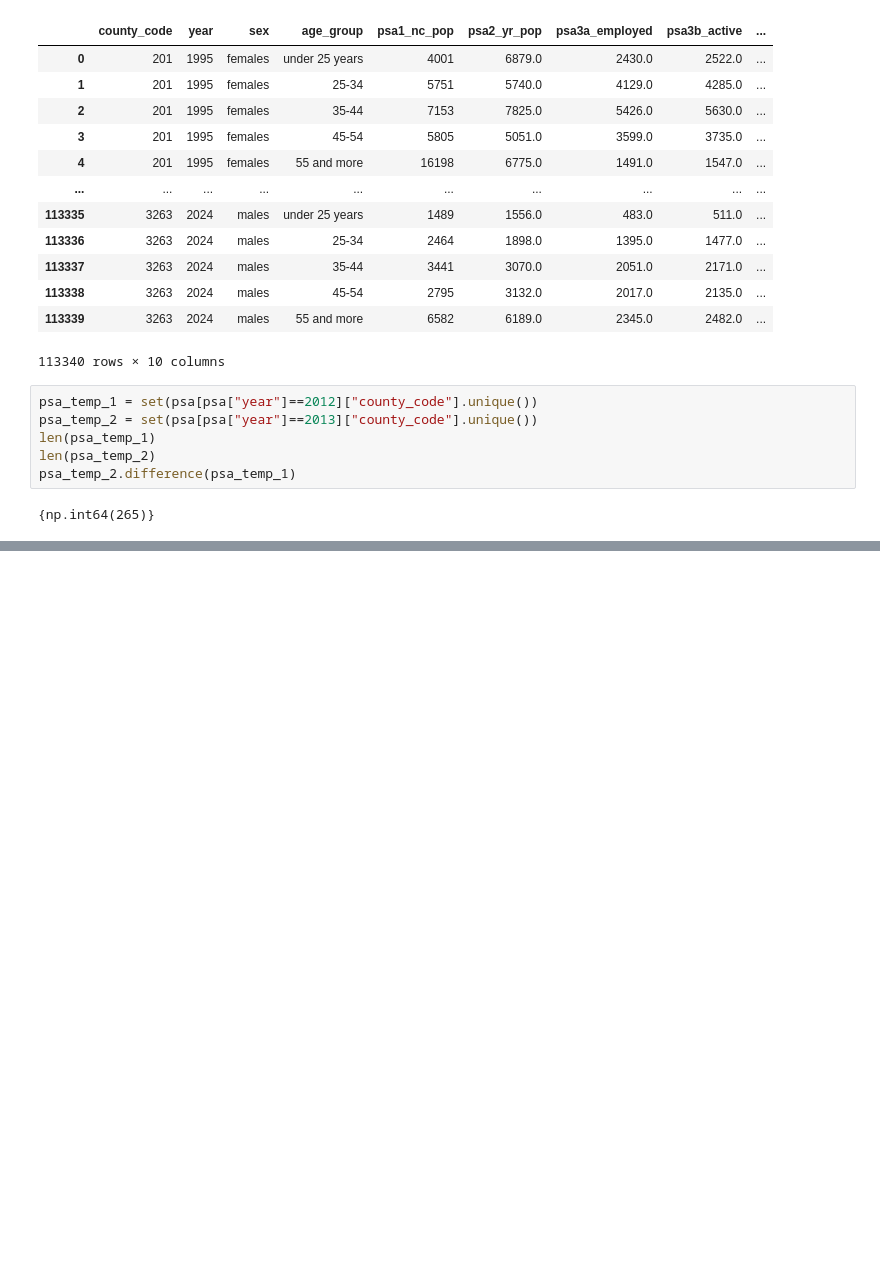
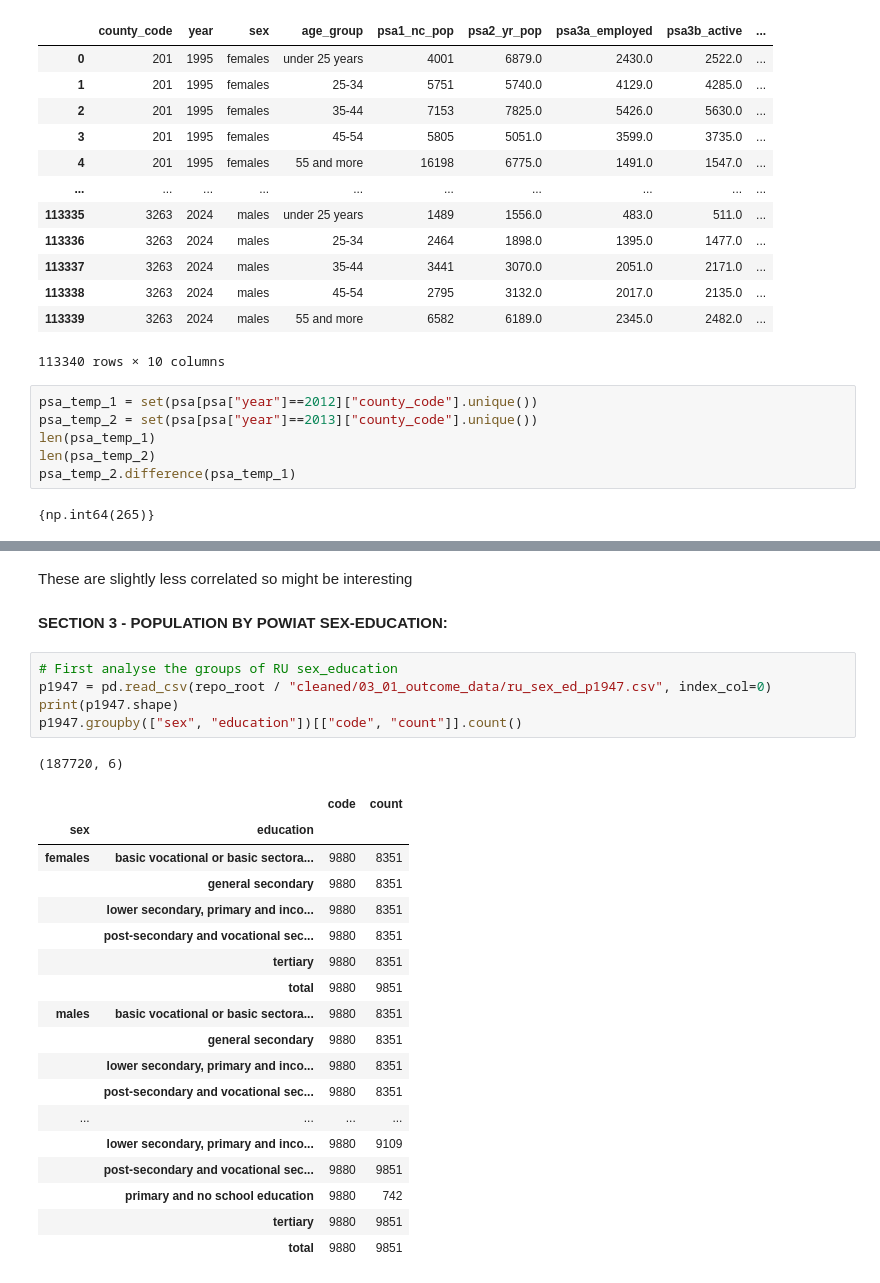
Before and after one commit to harrisonluff/Group_Project_Y3, a Jupyter notebook: notebooks/analysis/03_01_population_outcome.ipynb, the cells around one changed output, grey strips where cells are left out. Drawn from its saved outputs; the diff is of its cells as text; blank space fills up the shorter version.

```diff
--- a/notebooks/analysis/03_01_population_outcome.ipynb
+++ b/notebooks/analysis/03_01_population_outcome.ipynb
@@ -1323,0 +1340,29 @@ psa_temp_2.difference(psa_temp_1)
+# %% [markdown]
+These are slightly less correlated so might be interesting
+# %% [markdown]
+****SECTION 3 - POPULATION BY POWIAT SEX-EDUCATION:****
+# %%
+# First analyse the groups of RU sex_education
+p1947 = pd.read_csv(repo_root / "cleaned/03_01_outcome_data/ru_sex_ed_p1947.csv", index_col=0)
+print(p1947.shape)
+p1947.groupby(["sex", "education"])[["code", "count"]].count()
+# %% [output]
+(187720, 6)
+|  |  | code | count |
+| sex | education |  |  |
+| females | basic vocational or basic sectora... | 9880 | 8351 |
+|  | general secondary | 9880 | 8351 |
+|  | lower secondary, primary and inco... | 9880 | 8351 |
+|  | post-secondary and vocational sec... | 9880 | 8351 |
+|  | tertiary | 9880 | 8351 |
+|  | total | 9880 | 9851 |
+| males | basic vocational or basic sectora... | 9880 | 8351 |
+|  | general secondary | 9880 | 8351 |
+|  | lower secondary, primary and inco... | 9880 | 8351 |
+|  | post-secondary and vocational sec... | 9880 | 8351 |
+| ... | ... | ... | ... |
+|  | lower secondary, primary and inco... | 9880 | 9109 |
+|  | post-secondary and vocational sec... | 9880 | 9851 |
+|  | primary and no school education | 9880 | 742 |
+|  | tertiary | 9880 | 9851 |
+|  | total | 9880 | 9851 |
```
Also changed, not shown: parts of 8 cells of this notebook.
